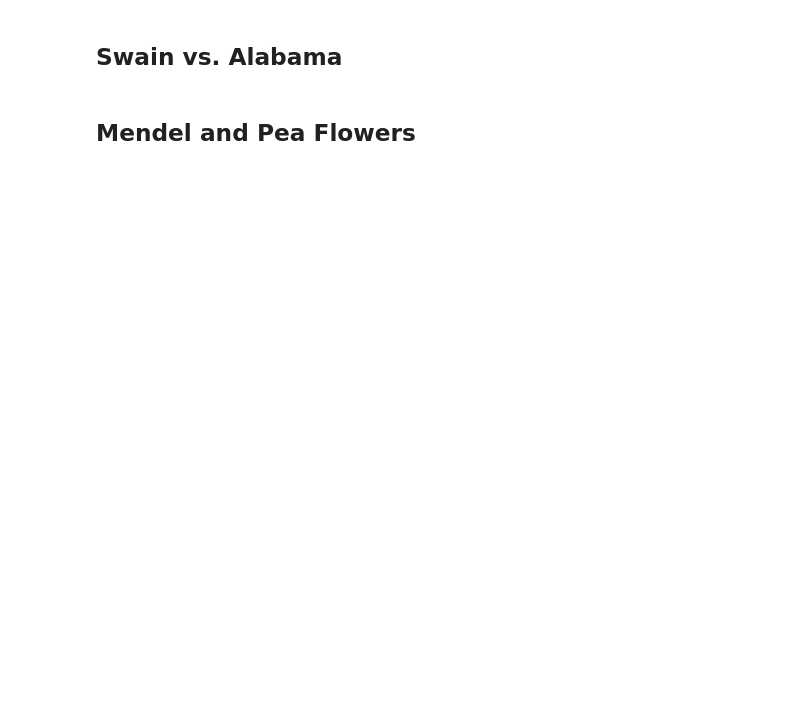
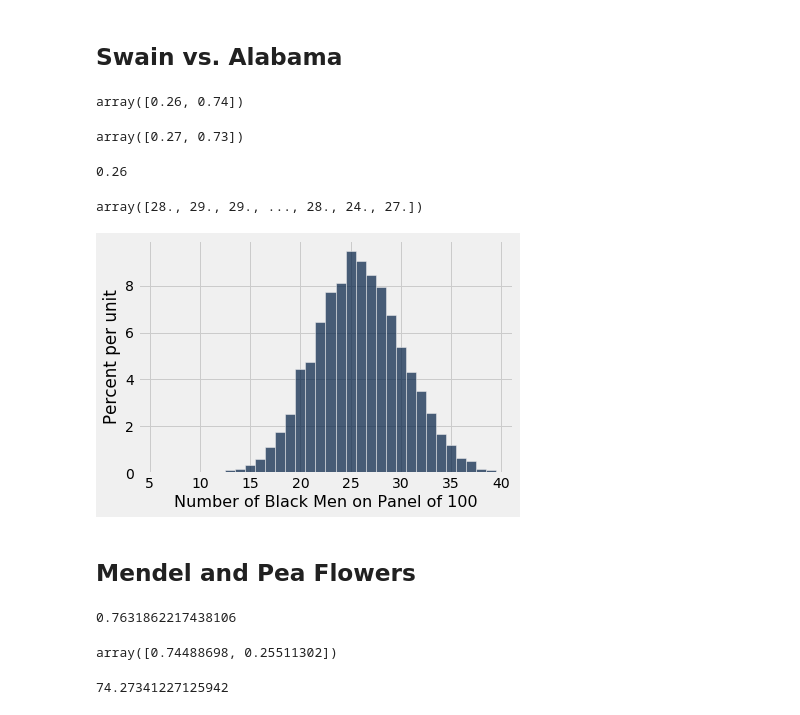
Before and after one commit to data-8/materials-sp19, a Jupyter notebook: lec/lec16.ipynb, the cells around one changed output. Drawn from its saved outputs; the diff is of its cells as text; code cells hidden in the pictures; blank space fills up the shorter version.

```diff
--- a/lec/lec16.ipynb
+++ b/lec/lec16.ipynb
@@ -20,7 +41,7 @@ sample_medians_10 = make_array()
 sample_medians_100 = make_array()
 sample_medians_1000 = make_array()
 
-for i in np.arange(10000):
+for i in np.arange(1000):
     new_median_10 = sample_median(10)
     sample_medians_10 = np.append(sample_medians_10, new_median_10)
     new_median_100 = sample_median(100)
@@ -38,4 +63,44 @@ sample_medians.hist(bins = np.arange(-5, 30))
 # %% [markdown]
 ## Swain vs. Alabama ##
+# %%
+population_proportions = make_array(.26, .74)
+population_proportions
+# %% [output]
+array([0.26, 0.74])
+# %%
+sample_proportions(100, population_proportions)
+# %% [output]
+array([0.27, 0.73])
+# %%
+def panel_proportion():
+    return sample_proportions(100, population_proportions).item(0)
+# %%
+panel_proportion()
+# %% [output]
+0.26
+# %%
+panels = make_array()
+
+for i in np.arange(10000):
+    new_panel = panel_proportion() * 100
+    panels = np.append(panels, new_panel)
+# %%
+panels
+# %% [output]
+array([28., 29., 29., ..., 28., 24., 27.])
+# %%
+Table().with_column('Number of Black Men on Panel of 100', panels).hist(bins=np.arange(5.5,40.))
+# %% [output]
+[figure, added]
 # %% [markdown]
 ## Mendel and Pea Flowers ##
+# %%
+## Mendel had 929 plants, of which 709 had purple flowers
+709 / 929
+# %% [output]
+0.7631862217438106
+# %%
+predicted_proportions = make_array(.75, .25)
+sample_proportions(929, predicted_proportions)
+# %% [output]
+array([0.74488698, 0.25511302])
@@ -41,0 +110,4 @@ sample_medians.hist(bins = np.arange(-5, 30))
+# %%
+purple_flowers()
+# %% [output]
+74.27341227125942
```
Also changed, not shown: parts of 10 cells of this notebook, 2 other files.
